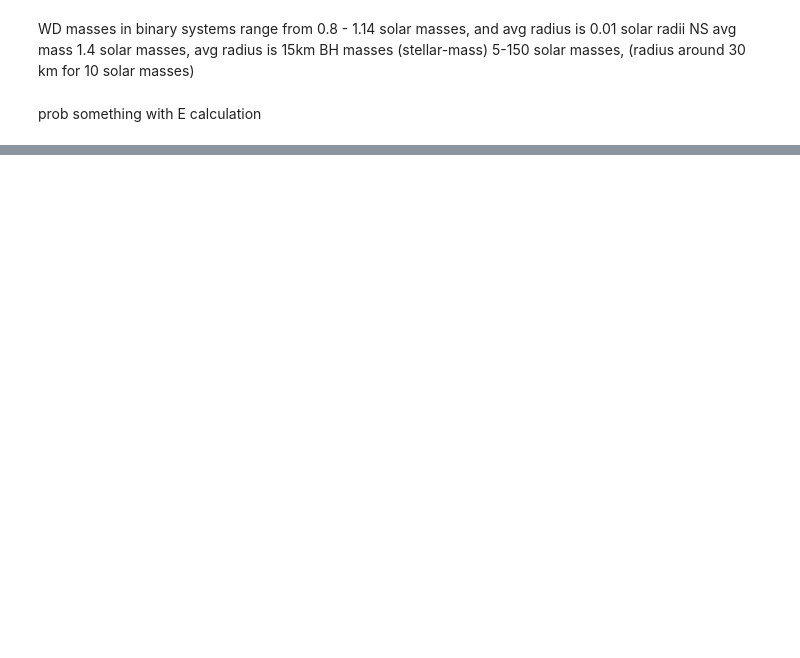
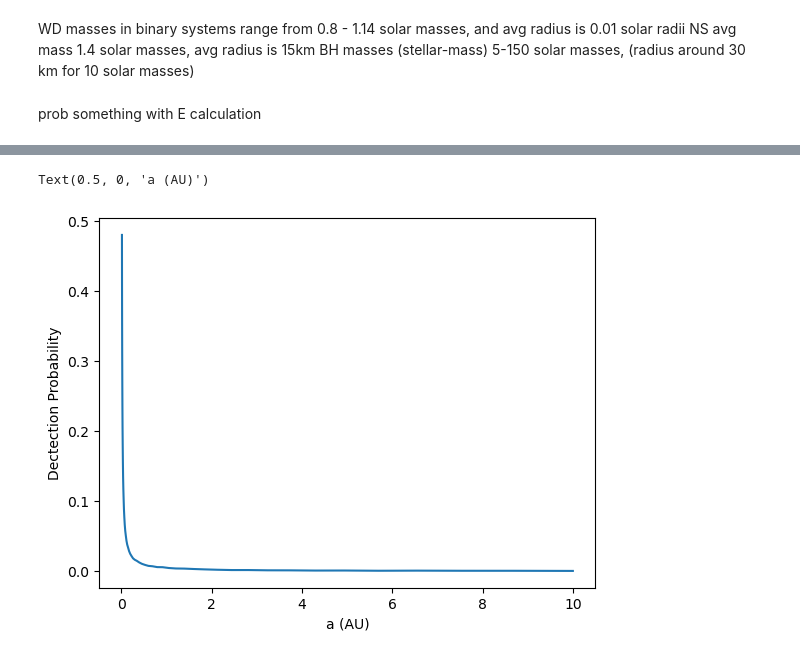
Before and after one commit to lmanqiwang/SLBlensing, a Jupyter notebook: testing.ipynb, the cells around one changed output, grey strips where cells are left out. Saved outputs shown, nothing was run; the diff lists cells and outputs as text; code cells hidden in the pictures; blank space fills up the shorter version.

Commit message:
redoing probability calculation with monte carlo

```diff
--- a/testing.ipynb
+++ b/testing.ipynb
@@ -37,0 +40,7 @@ test1.plot_light_curve(t)
+# %%
+def einstein_radius_circ(M, a, D):
+    r_E = np.sqrt((2 * G * M * a) / (c**2 * D * (D + a)))
+    return (r_E * D).to(u.Rsun)
+
+def transit_prob(r_E, r_star, a):
+    return (r_E + r_star) / a
@@ -37,0 +83,8 @@ test1.plot_light_curve(t)
+# %%
+def transit_prob_a(a, Mstar, Mlens, D, N=100000,sigma_logR=0.1):
+    Rstar = sample_rstar_from_mstar(Mstar, N, sigma_logR)
+    cosi = sample_cosi(N)
+    rE = einstein_radius_circ(Mlens, a, D)
+
+    obs = transit_condition(a, cosi, Rstar, rE)
+    return np.sum(obs), obs.size
@@ -37,0 +98,14 @@ test1.plot_light_curve(t)
+# %%
+a_vals = np.logspace(-2, 1, 50) * u.au
+
+results = [transit_prob_a(a, Mstar=1*u.Msun, Mlens=0.6*u.Msun, D=26.8*u.pc)
+           for a in a_vals]
+
+hits = np.array([r[0] for r in results])
+size = np.array([r[1] for r in results])
+
+P = hits / size
+
+print(P)
+print(hits)
+print(a_vals)
@@ -37,0 +133,7 @@ test1.plot_light_curve(t)
+# %%
+plt.plot(a_vals, P)
+plt.ylabel("Dectection Probability")
+plt.xlabel("a (AU)")
+# %% [output]
+Text(0.5, 0, 'a (AU)')
+[figure, added]
```
Also changed, not shown: parts of 12 cells of this notebook.
